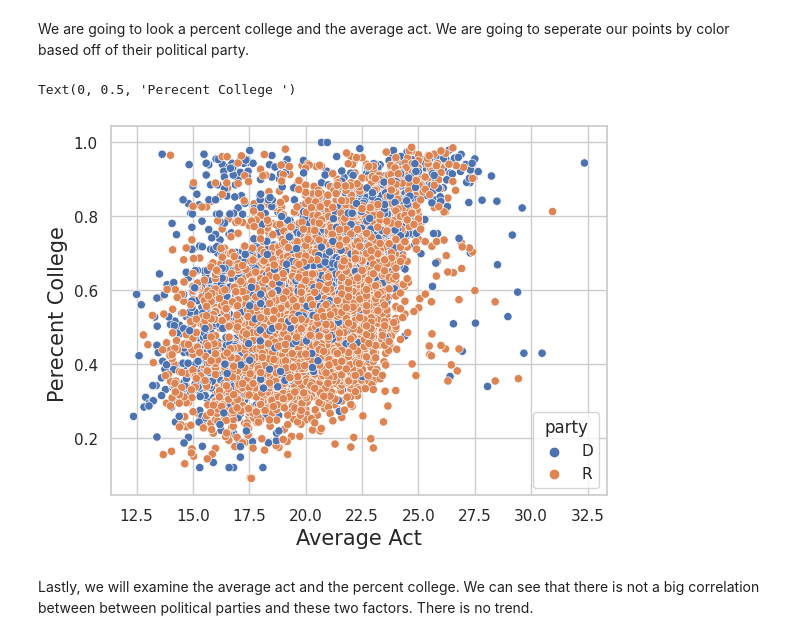
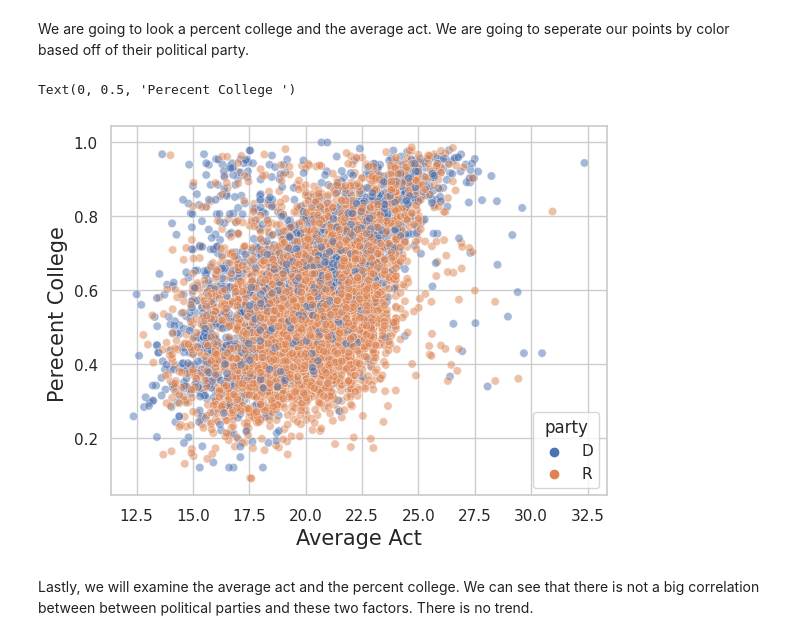
Before and after one commit to supreetsandhu/Education-Inequality, a Jupyter notebook: DATA_3320_Education_Analysis.ipynb, the cells around one changed output. Saved outputs shown, nothing was run; the diff lists cells and outputs as text; code cells hidden in the pictures.

```diff
--- a/DATA_3320_Education_Analysis.ipynb
+++ b/DATA_3320_Education_Analysis.ipynb
@@ -471,12 +473,12 @@ The trend between the percent lunch and average act does not have a correlation
 # %% [markdown]
 We are going to look a percent college and the average act. We are going to seperate our points by color based off of their political party.
 # %%
-sns.scatterplot(data=df3, x='average_act', y='percent_college', hue = 'party')
+sns.scatterplot(data=df3, x='average_act', y='percent_college', hue = 'party', alpha = 0.5)
 plt.xlabel('Average Act', fontsize=15)
 plt.ylabel('Perecent College ', fontsize=15)
 # %% [output]
 Text(0, 0.5, 'Perecent College ')
-[figure, old version]
+[figure, new version]
 # %% [markdown]
 Lastly, we will examine the average act and the percent college. We can see that there is not a big correlation between between political parties and these two factors. There is no trend.
 # %% [markdown]
```
Also changed, not shown: parts of 7 cells of this notebook.
